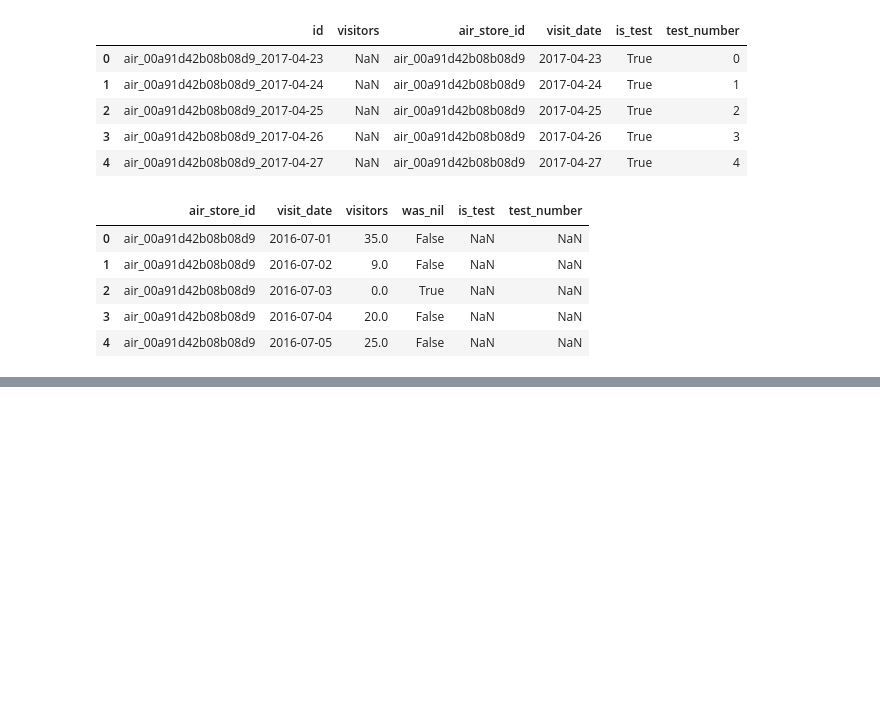
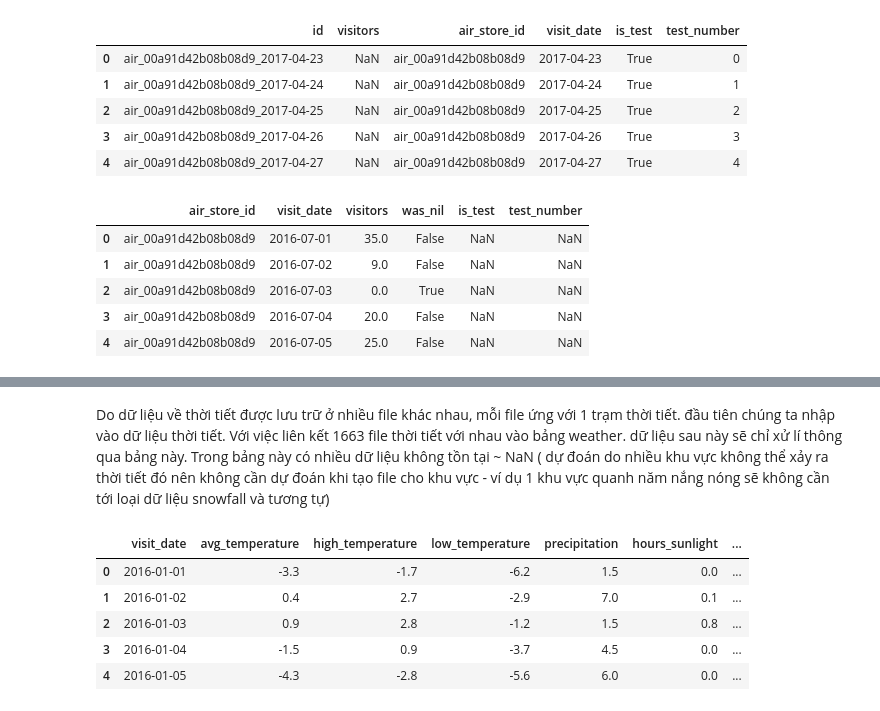
Before and after one commit to pdthuc/Project-Applied_Data_Science, a Jupyter notebook: Group12_Notebook.ipynb, the cells around one changed output, grey strips where cells are left out. Cells and saved outputs as stored; diff of their text form; code cells hidden in the pictures; blank space fills up the shorter version.

```diff
--- a/Group12_Notebook.ipynb
+++ b/Group12_Notebook.ipynb
@@ -182,0 +200,26 @@ data.head()
+# %% [markdown]
+Do dữ liệu về thời tiết được lưu trữ ở nhiều file khác nhau, mỗi file ứng với 1 trạm thời tiết. đầu tiên chúng ta nhập vào dữ liệu thời tiết.
+Với việc liên kết 1663 file thời tiết với nhau vào bảng weather. dữ liệu sau này sẽ chỉ xử lí thông qua bảng này.
+Trong bảng này có nhiều dữ liệu không tồn tại ~ NaN ( dự đoán do nhiều khu vực không thể xảy ra thời tiết đó nên không cần dự đoán khi tạo file cho khu vực - ví dụ 1 khu vực quanh năm nắng nóng sẽ không cần tới loại dữ liệu snowfall và tương tự)
+# %%
+import glob
+
+weather_dfs = []
+
+for path in glob.glob('data/weather/1-1-16_5-31-17_Weather_Translated/*.csv'):
+    weather_df = pd.read_csv(path)
+    weather_df['station_id'] = path.split('\\')[-1].rstrip('.csv')
+    weather_dfs.append(weather_df)
+
+
+weather = pd.concat(weather_dfs, axis='rows')
+weather.rename(columns={'calendar_date': 'visit_date'}, inplace=True)
+
+weather.head()
+# %% [output]
+|  | visit_date | avg_temperature | high_temperature | low_temperature | precipitation | hours_sunlight | ... |
+| 0 | 2016-01-01 | -3.3 | -1.7 | -6.2 | 1.5 | 0.0 | ... |
+| 1 | 2016-01-02 | 0.4 | 2.7 | -2.9 | 7.0 | 0.1 | ... |
+| 2 | 2016-01-03 | 0.9 | 2.8 | -1.2 | 1.5 | 0.8 | ... |
+| 3 | 2016-01-04 | -1.5 | 0.9 | -3.7 | 4.5 | 0.0 | ... |
+| 4 | 2016-01-05 | -4.3 | -2.8 | -5.6 | 6.0 | 0.0 | ... |
```
Also changed, not shown: parts of 5 cells of this notebook.
